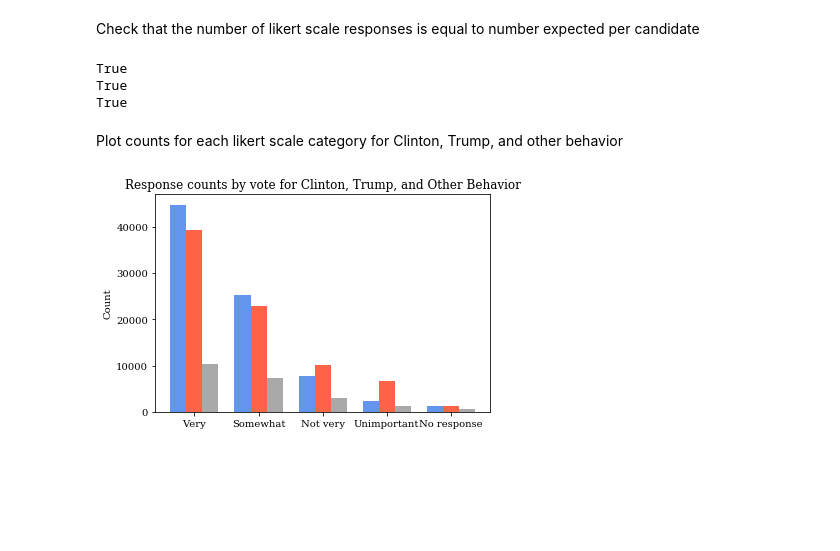
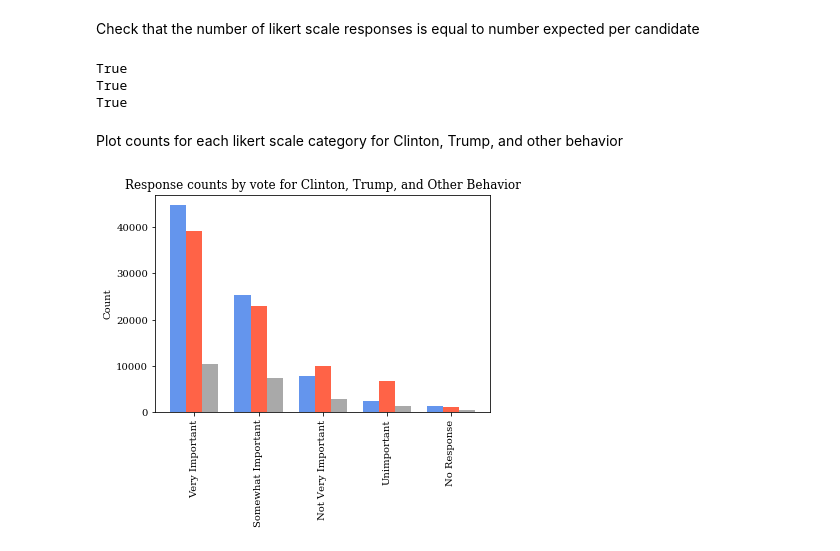
Before and after one commit to ali0003433/predict-by-issue-prioritization, a Jupyter notebook: notebooks/2-al-exploration.ipynb, the cells around one changed output. Cells and saved outputs as stored; diff of their text form; code cells hidden in the pictures; blank space fills up the shorter version.

```diff
--- a/notebooks/2-al-exploration.ipynb
+++ b/notebooks/2-al-exploration.ipynb
@@ -567,0 +533,24 @@ plt.show()
+# %%
+palette = ['cornflowerblue','tomato','lightgrey']
+fig, axes = plt.subplots(1,2,sharex=True, sharey=True, figsize=(10,7))
+for
+clim_wgtd.T.plot(kind='bar', stacked=False, color=palette, ax=axes[0])
+szgv_wgtd.T.plot(kind='bar', stacked=False, color=palette, ax=axes[1])
+for idx, ax in enumerate(axes):
+    title = ['Climate Change', 'Size of Government']
+    ax.set_title(title[idx])
+    x_ticks = ('Very Important','Somewhat Important','Not Very Important', 'Unimportant', 'No Response')
+    N = 5
+    ind = np.arange(N)
+    plt.xticks(ind, x_ticks, fontsize=9)
+    ax.set_xlabel('')
+    ax.set_ylabel('Percentage')
+    ax.set_yticklabels([0, 10, 20, 30, 40, 50, 60, 70])
+    ax.set_ylim(0,.7)
+    ax.spines['right'].set_visible(False)
+    ax.spines['top'].set_visible(False)
+handles, labels = axes[1].get_legend_handles_labels()
+labels = ('\'16 Clinton Voters', '\'16 Trump Voters')
+axes[1].legend(handles, labels)
+axes[0].get_legend().remove()
+plt.show()
@@ -618,33 +599,27 @@ other_behav_count = count_res(df_other_behav)
 counts = [clint_count, trump_count, other_behav_count]
 # %% [markdown]
 Check that the number of likert scale responses is equal to number expected per candidate
-# %%
-print(df_clint.shape[0]*23 == sum(clint_count.values()))
-print(df_trump.shape[0]*23 == sum(trump_count.values()))
-print(df_other_behav.shape[0]*23 == sum(other_behav_count.values()));
-# %% [output]
-True
-True
-True
+# %%
+for idx, i in enumerate(cat_df_list):
+    print(i.shape[0]*23 == sum(counts[idx].values()))
+# %% [output]
+True
+True
+True
 # %% [markdown]
 Plot counts for each likert scale category for Clinton, Trump, and other behavior
 # %%
-bar_clint = list(clint_count.values())
-bar_trump = list(trump_count.values())
-bar_other_behav = list(other_behav_count.values())
-
-bar_width = 0.25
-
+width = 0.25
 r1 = np.arange(5)
 r2 = [x + bar_width for x in r1]
 r3 = [x + bar_width for x in r2]
-plt.bar(r1, bar_clint, width=bar_width, color=palette[0])
-plt.bar(r2, bar_trump, width=bar_width, color=palette[1])
-plt.bar(r3, bar_other_behav, width=bar_width, color=palette[-1])
+plt.bar(r1, counts[0].values(), width=width, color=palette[0])
+plt.bar(r2, counts[1].values(), width=width, color=palette[1])
+plt.bar(r3, counts[2].values(), width=width, color=palette[-1])
 plt.title('Response counts by vote for Clinton, Trump, and Other Behavior')
 plt.xticks([r + bar_width for r in range(len(bar_clint))],
-           ['Very', 'Somewhat', 'Not very', 'Unimportant', 'No response'])
+           x_ticks, rotation='vertical')
 plt.ylabel('Count')
 plt.show()
 # %% [output]
-[figure, old version]
+[figure, new version]
```
Also changed, not shown: parts of 10 cells of this notebook.
